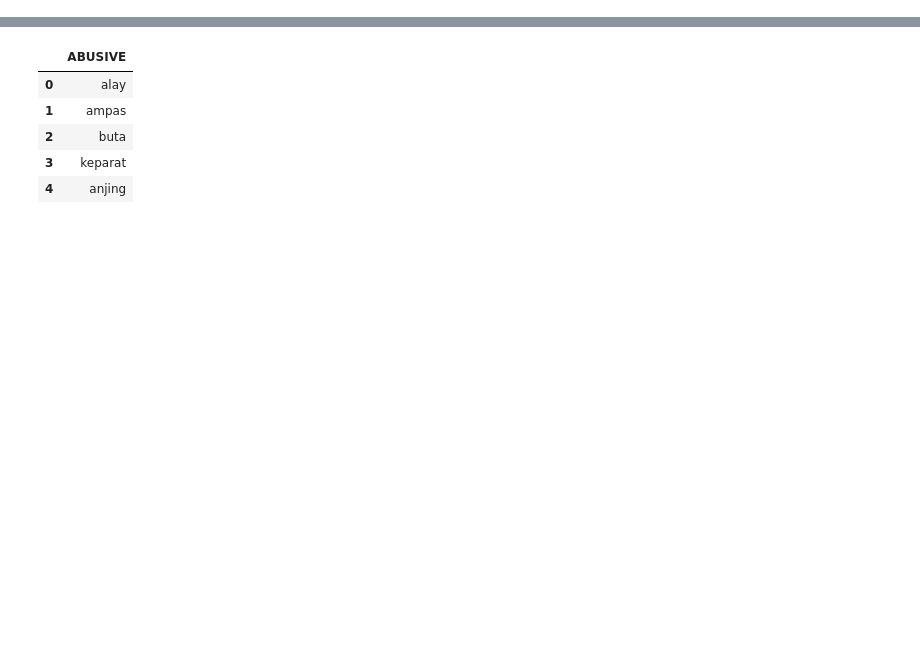
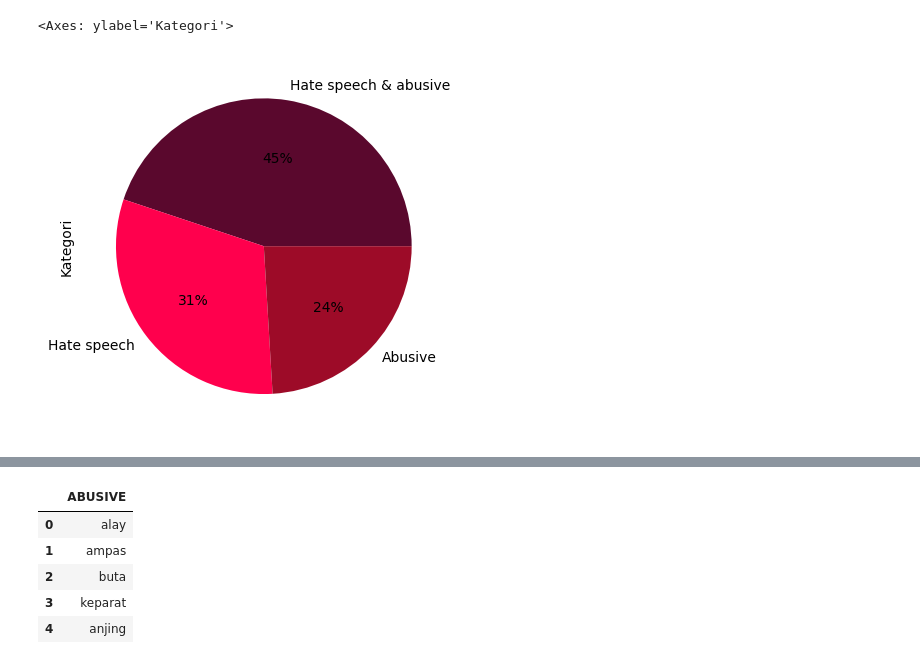
Before and after one commit to htomom/GoldChallenge, a Jupyter notebook: Workbook1.ipynb, the cells around one changed output, grey strips where cells are left out. Drawn from its saved outputs; the diff is of its cells as text; code cells hidden in the pictures; blank space fills up the shorter version.

```diff
--- a/Workbook1.ipynb
+++ b/Workbook1.ipynb
@@ -11,0 +109,14 @@ df_abusive = pd.read_csv("abusive.csv")
+# %%
+# melihat persentase pola kata kasar
+
+def kategori(x):
+    if x['HS'] == 1 and x['Abusive'] == 1:
+        return 'Hate speech & abusive'
+    elif x['HS'] == 1 and x['Abusive'] == 0:
+        return 'Hate speech'
+    elif x['HS'] == 0 and x['Abusive'] == 1:
+        return 'Abusive'
+    else:
+        return 'None'
+
+data['Kategori'] = data.apply(kategori, axis=1)
@@ -11,0 +141,6 @@ df_abusive = pd.read_csv("abusive.csv")
+# %%
+# visualisasi data target sasaran kata-kata kasar
+data[~filter]['Kategori'].value_counts().plot.pie(autopct='%1.0f%%', colors = ['#5A082D','#FF004D','#9D0B28'])
+# %% [output]
+<Axes: ylabel='Kategori'>
+[figure, added]
```
Also changed, not shown: parts of 44 cells of this notebook, 6 other files.
